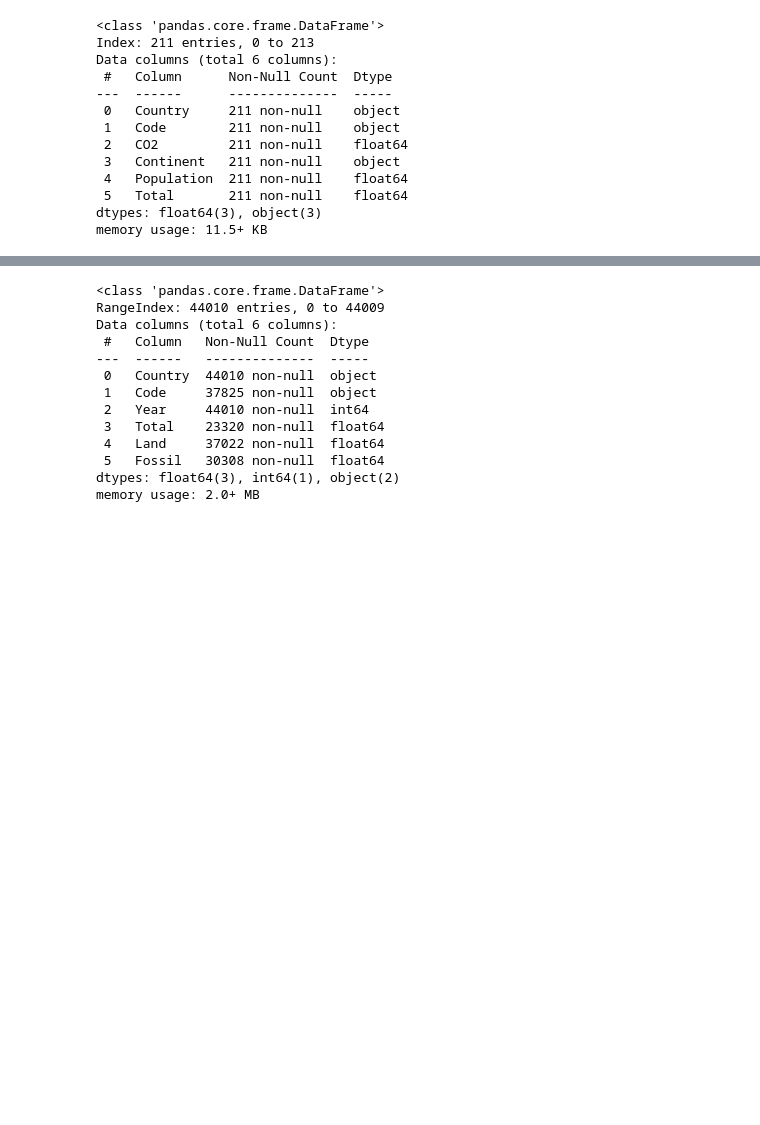
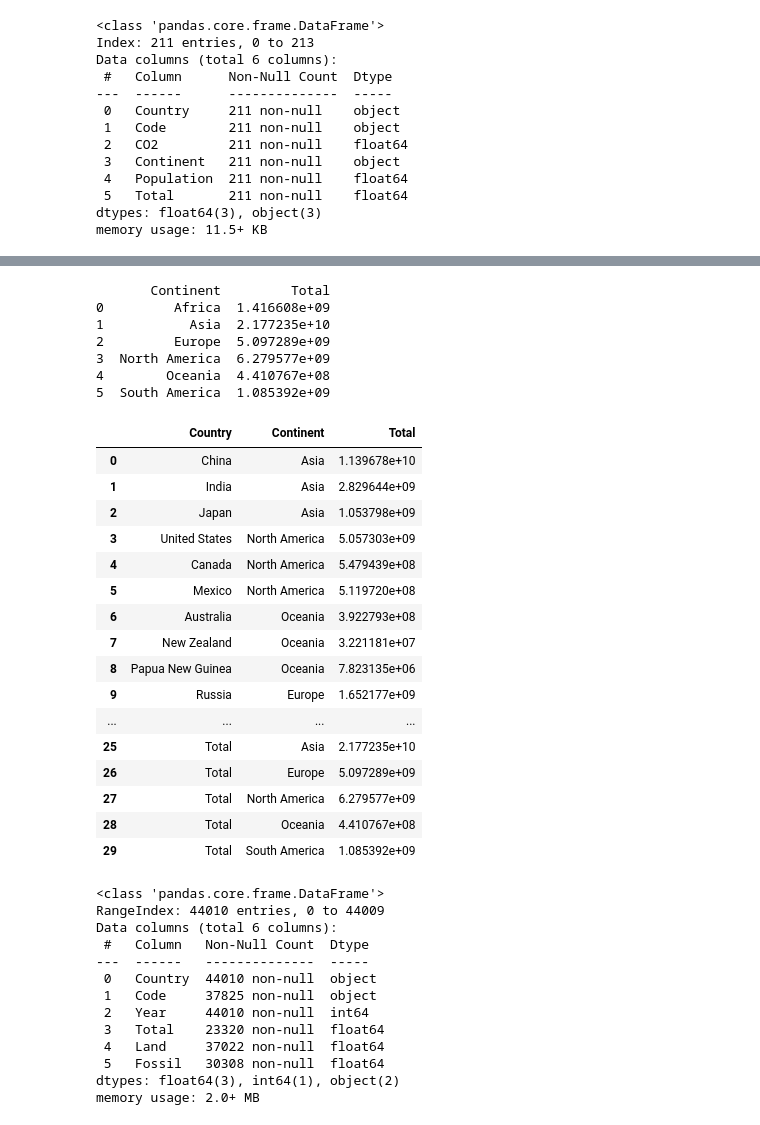
Before and after one commit to ChristianParodi/dataviz, a Jupyter notebook: dataset/dataset.ipynb, the cells around one changed output, grey strips where cells are left out. Cells and saved outputs as stored; diff of their text form; code cells hidden in the pictures; blank space fills up the shorter version.

```diff
--- a/dataset/dataset.ipynb
+++ b/dataset/dataset.ipynb
@@ -234,0 +301,34 @@ emissions_2022_countries.to_csv('emissions_2022_total.csv', index=False)
+# %%
+totals = emissions_2022_countries.groupby('Continent')['Total'].sum().reset_index()
+print(totals)
+
+for (cont, total) in totals.values:
+    plot4 = pd.concat([plot4, pd.DataFrame({'Country': ["Total"], 'Continent': [cont], 'Total': [total]})])
+
+plot4 = plot4.reset_index(drop=True)
+plot4
+# %% [output]
+       Continent         Total
+0         Africa  1.416608e+09
+1           Asia  2.177235e+10
+2         Europe  5.097289e+09
+3  North America  6.279577e+09
+4        Oceania  4.410767e+08
+5  South America  1.085392e+09
+|  | Country | Continent | Total |
+| 0 | China | Asia | 1.139678e+10 |
+| 1 | India | Asia | 2.829644e+09 |
+| 2 | Japan | Asia | 1.053798e+09 |
+| 3 | United States | North America | 5.057303e+09 |
+| 4 | Canada | North America | 5.479439e+08 |
+| 5 | Mexico | North America | 5.119720e+08 |
+| 6 | Australia | Oceania | 3.922793e+08 |
+| 7 | New Zealand | Oceania | 3.221181e+07 |
+| 8 | Papua New Guinea | Oceania | 7.823135e+06 |
+| 9 | Russia | Europe | 1.652177e+09 |
+| ... | ... | ... | ... |
+| 25 | Total | Asia | 2.177235e+10 |
+| 26 | Total | Europe | 5.097289e+09 |
+| 27 | Total | North America | 6.279577e+09 |
+| 28 | Total | Oceania | 4.410767e+08 |
+| 29 | Total | South America | 1.085392e+09 |
```
Also changed, not shown: parts of 6 cells of this notebook, 1 other file.
